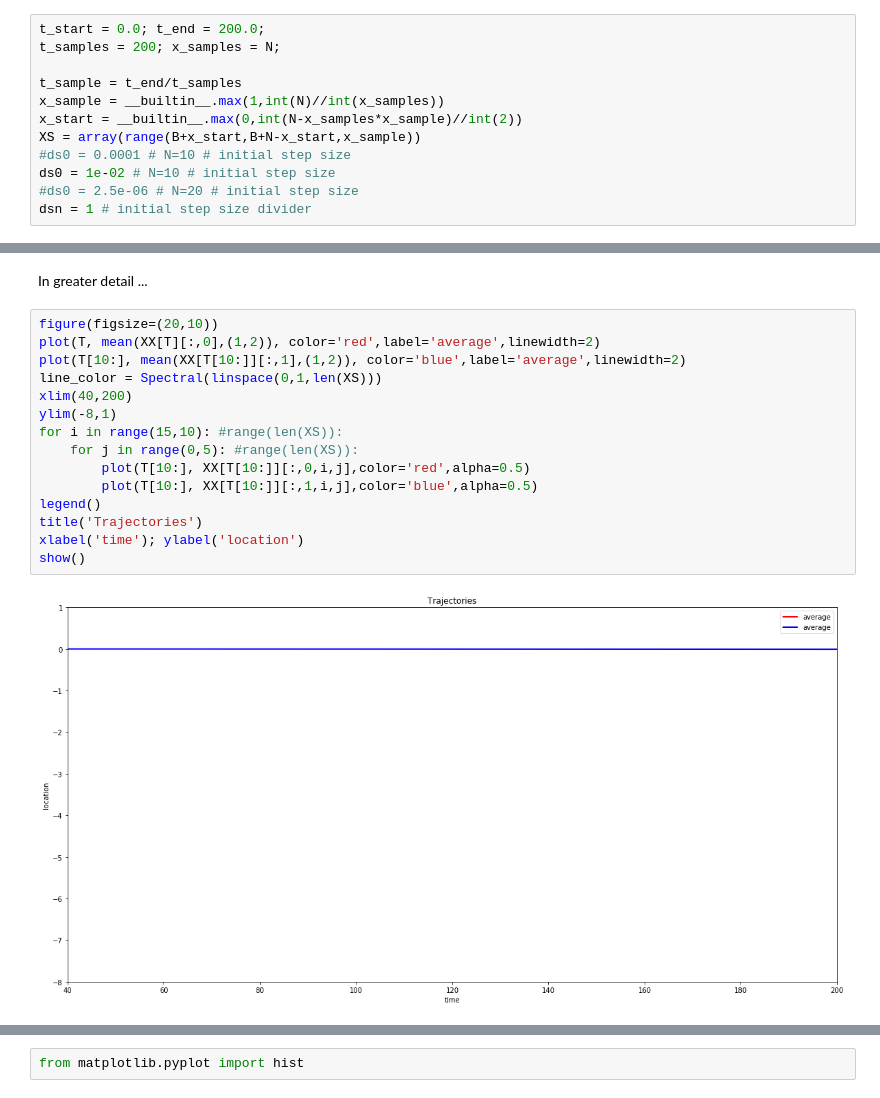
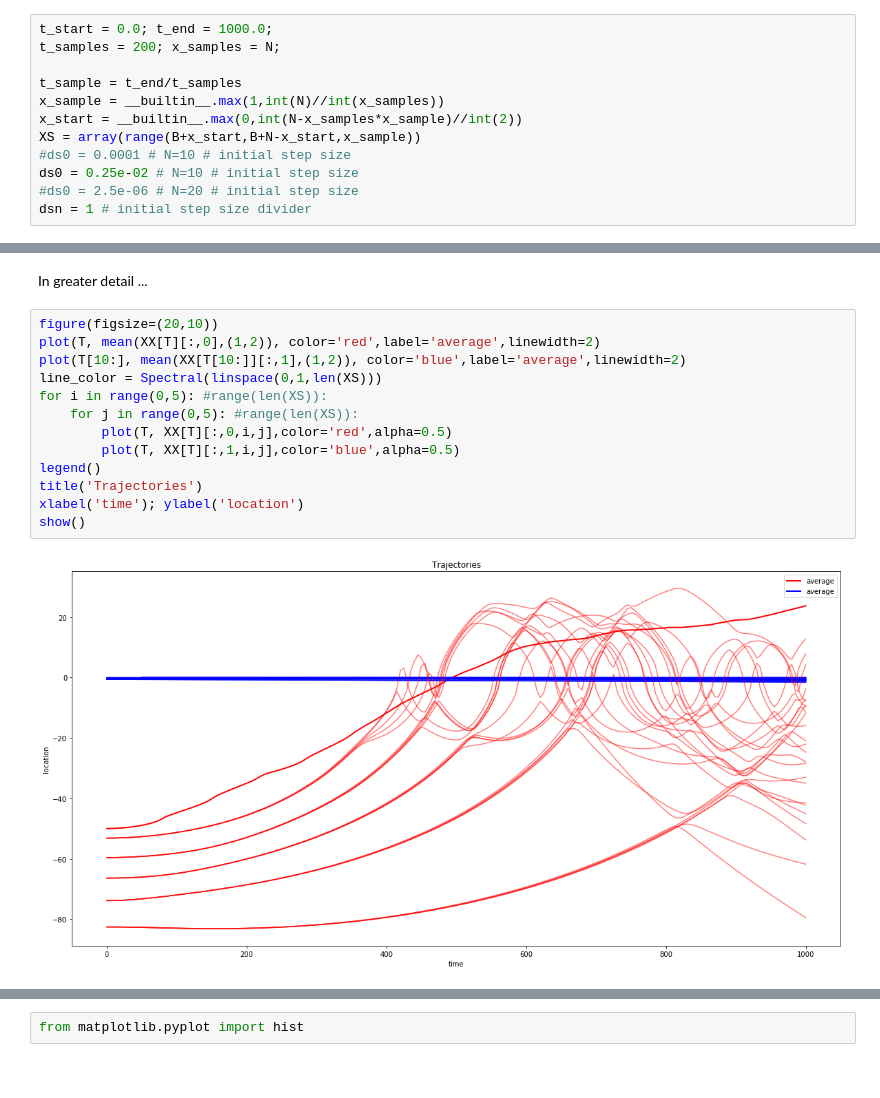
Before and after one commit to billpage/worksheets, a Jupyter notebook: miw/Hall2d-sympy-1.ipynb, the cells around one changed output, grey strips where cells are left out. Cells and saved outputs as stored; diff of their text form.

```diff
--- a/miw/Hall2d-sympy-1.ipynb
+++ b/miw/Hall2d-sympy-1.ipynb
@@ -581,7 +581,7 @@ crossing()
 # %% [output]
 array(False, dtype=bool)
 # %%
-t_start = 0.0; t_end = 200.0;
+t_start = 0.0; t_end = 1000.0;
 t_samples = 200; x_samples = N;
 
 t_sample = t_end/t_samples
@@ -589,7 +589,7 @@ x_sample = __builtin__.max(1,int(N)//int(x_samples))
 x_start = __builtin__.max(0,int(N-x_samples*x_sample)//int(2))
 XS = array(range(B+x_start,B+N-x_start,x_sample))
 #ds0 = 0.0001 # N=10 # initial step size
-ds0 = 1e-02 # N=10 # initial step size
+ds0 = 0.25e-02 # N=10 # initial step size
 #ds0 = 2.5e-06 # N=20 # initial step size
 dsn = 1 # initial step size divider
 # %%
@@ -769,20 +769,18 @@ In greater detail ...
 # %%
 figure(figsize=(20,10))
 plot(T, mean(XX[T][:,0],(1,2)), color='red',label='average',linewidth=2)
 plot(T[10:], mean(XX[T[10:]][:,1],(1,2)), color='blue',label='average',linewidth=2)
 line_color = Spectral(linspace(0,1,len(XS)))
-xlim(40,200)
-ylim(-8,1)
-for i in range(15,10): #range(len(XS)):
+for i in range(0,5): #range(len(XS)):
     for j in range(0,5): #range(len(XS)):
-        plot(T[10:], XX[T[10:]][:,0,i,j],color='red',alpha=0.5)
-        plot(T[10:], XX[T[10:]][:,1,i,j],color='blue',alpha=0.5)
+        plot(T, XX[T][:,0,i,j],color='red',alpha=0.5)
+        plot(T, XX[T][:,1,i,j],color='blue',alpha=0.5)
 legend()
 title('Trajectories')
 xlabel('time'); ylabel('location')
 show()
 # %% [output]
-[figure, old version]
+[figure, new version]
 # %%
 def update_graph(t):
     return graph.set_offsets((XX[t][0],XX[t][1]))
```
Also changed, not shown: parts of 15 cells of this notebook.
